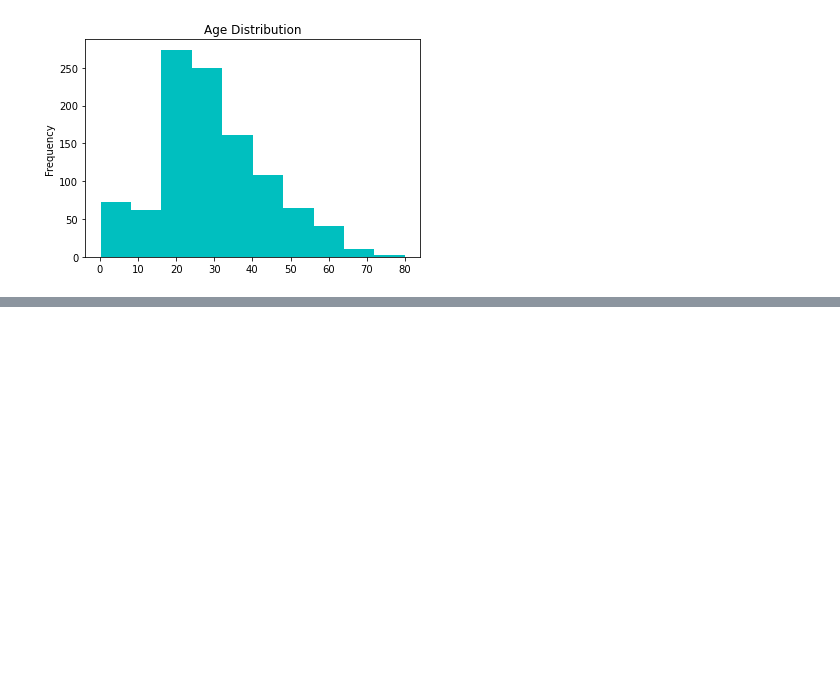
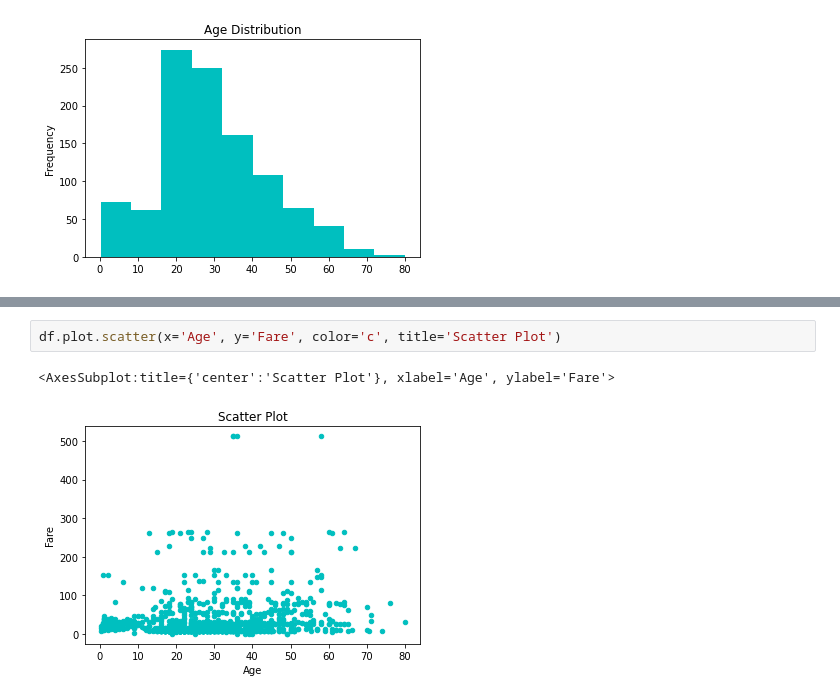
Before and after one commit to gbolahanolumade/Visual, a Jupyter notebook: Visual.ipynb, the cells around one changed output, grey strips where cells are left out. Saved outputs shown, nothing was run; the diff lists cells and outputs as text; blank space fills up the shorter version.

```diff
--- a/Visual.ipynb
+++ b/Visual.ipynb
@@ -273,0 +295,5 @@ df.Age.plot(kind='hist', rot=0, title='Age Distribution', color='c')
+# %%
+df.plot.scatter(x='Age', y='Fare', color='c', title='Scatter Plot')
+# %% [output]
+<AxesSubplot:title={'center':'Scatter Plot'}, xlabel='Age', ylabel='Fare'>
+[figure, added]
```
Also changed, not shown: parts of 20 cells of this notebook.
